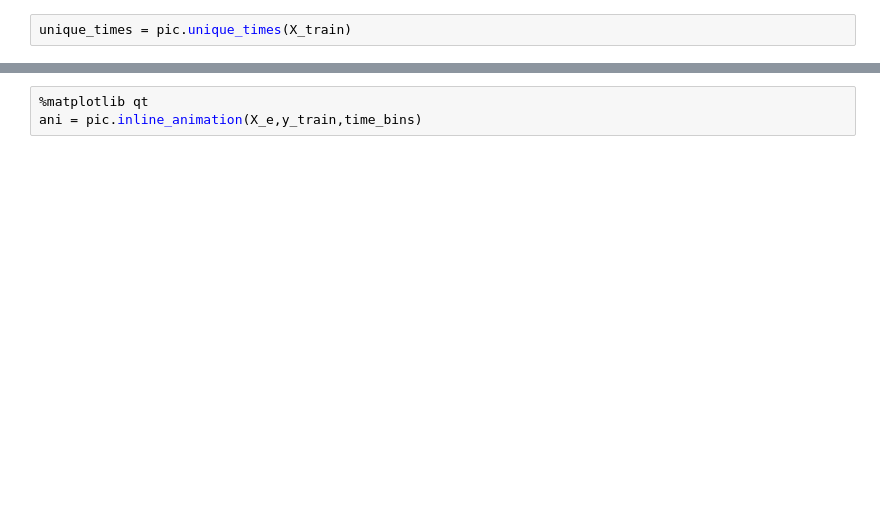
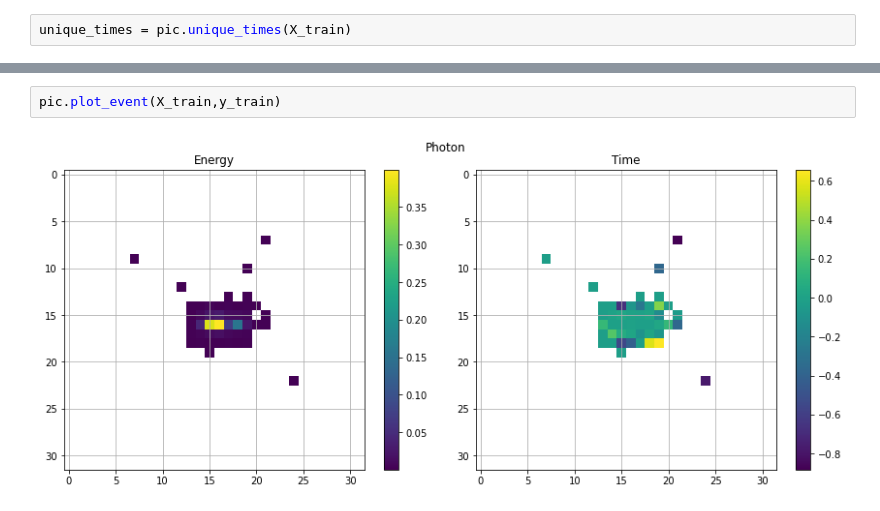
Before and after one commit to ekoenig4/ParticleImages, a Jupyter notebook: data-visualization.ipynb, the cells around one changed output, grey strips where cells are left out. Saved outputs shown, nothing was run; the diff lists cells and outputs as text; blank space fills up the shorter version.

```diff
--- a/data-visualization.ipynb
+++ b/data-visualization.ipynb
@@ -70,3 +83,4 @@ X_e,X_t,maxframes,time_bins = pic.timeordered_BC(X_train,min_t=-0.5,max_t=0.5,t_
-# %%
-%matplotlib qt
-ani = pic.inline_animation(X_e,y_train,time_bins)
+# %%
+pic.plot_event(X_train,y_train)
+# %% [output]
+[figure, added]
```
Also changed, not shown: parts of 10 cells of this notebook, 7 other files.
